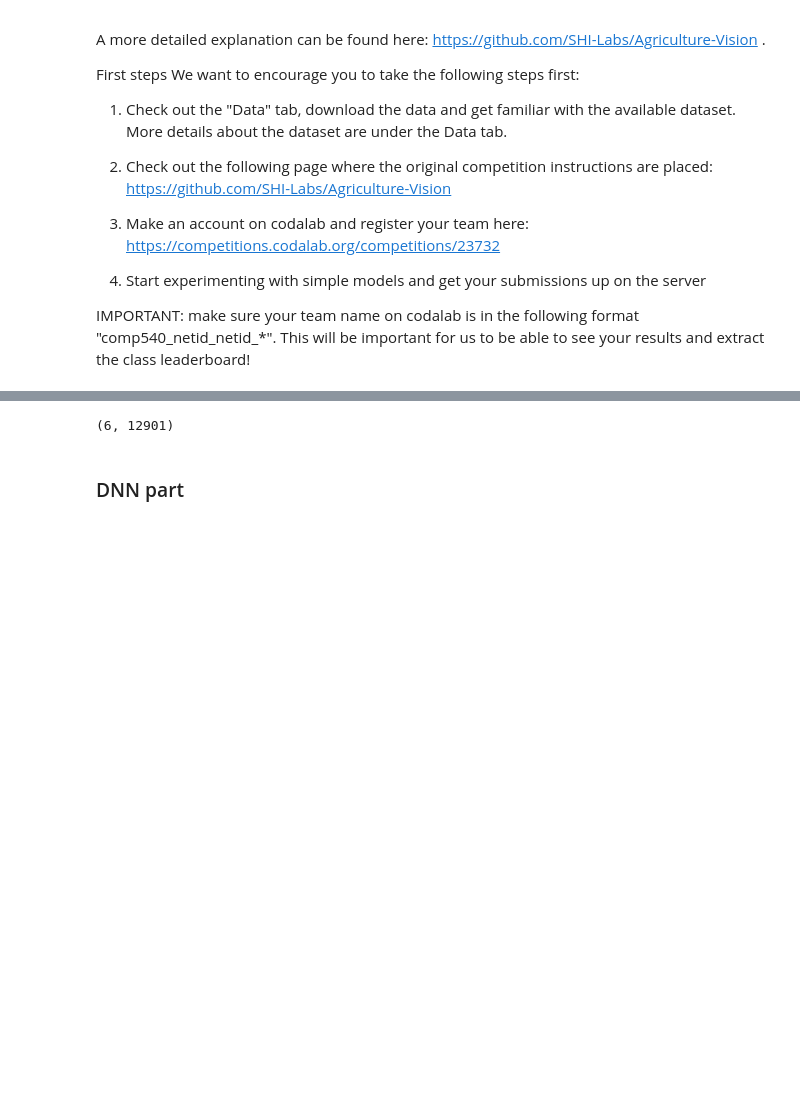
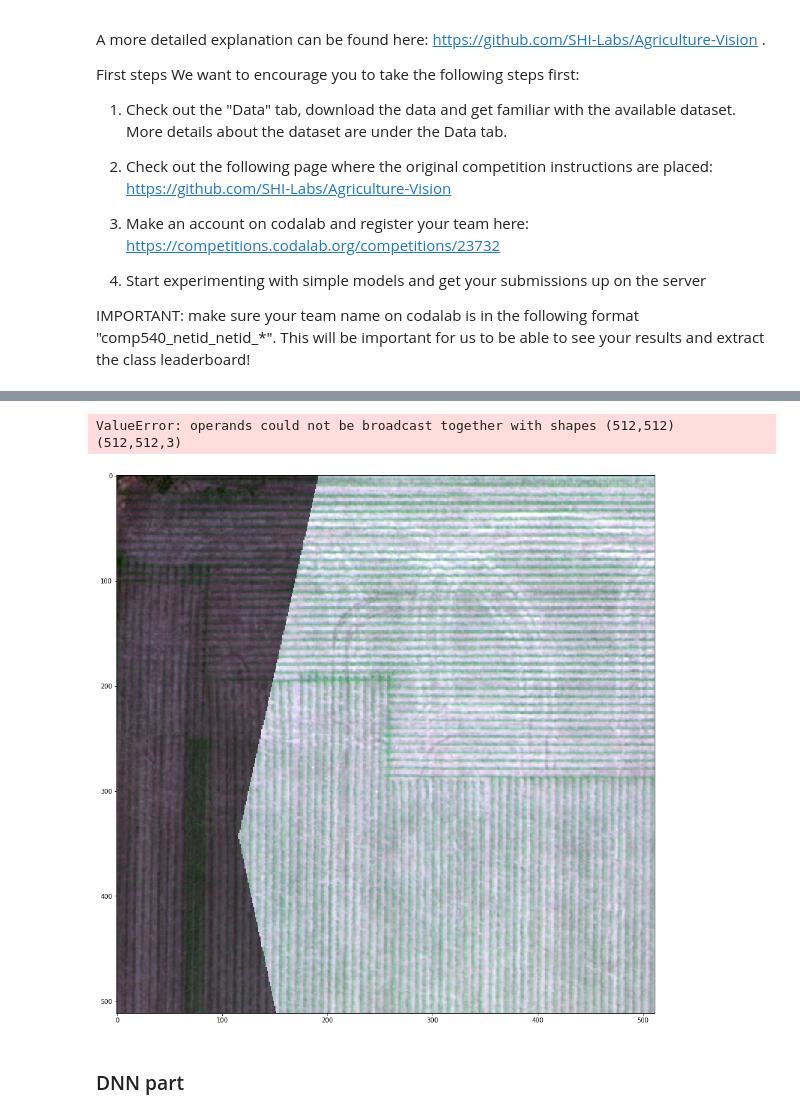
Before and after one commit to ZhuqingZhang0422/Vision-for-Agriculture, a Jupyter notebook: Vision-for-Agriculture.ipynb, the cells around one changed output, grey strips where cells are left out. Drawn from its saved outputs; the diff is of its cells as text; code cells hidden in the pictures; blank space fills up the shorter version.

```diff
--- a/Vision-for-Agriculture.ipynb
+++ b/Vision-for-Agriculture.ipynb
@@ -136,4 +147,16 @@ y_train = df.to_numpy()
-# %%
-y_train.shape
-# %% [output]
-(6, 12901)
+# %%
+train_dir = '/Users/zhuqing/Documents/Github/Vision-for-Agriculture/Agriculture-Vision/train/images/rgb'
+id_dummy = [f for f in os.listdir(train_dir) if os.path.isfile(os.path.join(train_dir, f))][1][:-4]
+mask_dir = os.path.join('/Users/zhuqing/Documents/Github/Vision-for-Agriculture/Agriculture-Vision/train/images/masks', (id_dummy + ".png"))
+ori = os.path.join(train_dir, (id_dummy + ".jpg"))
+img = np.array(Image.open(ori)).reshape(512,512,3)
+
+mas = '/Users/zhuqing/Documents/Github/Vision-for-Agriculture/Agriculture-Vision/train/masks'
+mask_dir = os.path.join(mas,(id_dummy+".png"))
+plt.imshow(img)
+img_m = np.array(Image.open(mask_dir))
+img_final = img_m * img
+#plt.imshow(img_m)
+# %% [output]
+ValueError: operands could not be broadcast together with shapes (512,512) (512,512,3)
+[figure, added]
```
Also changed, not shown: parts of 12 cells of this notebook, 8 other files.
